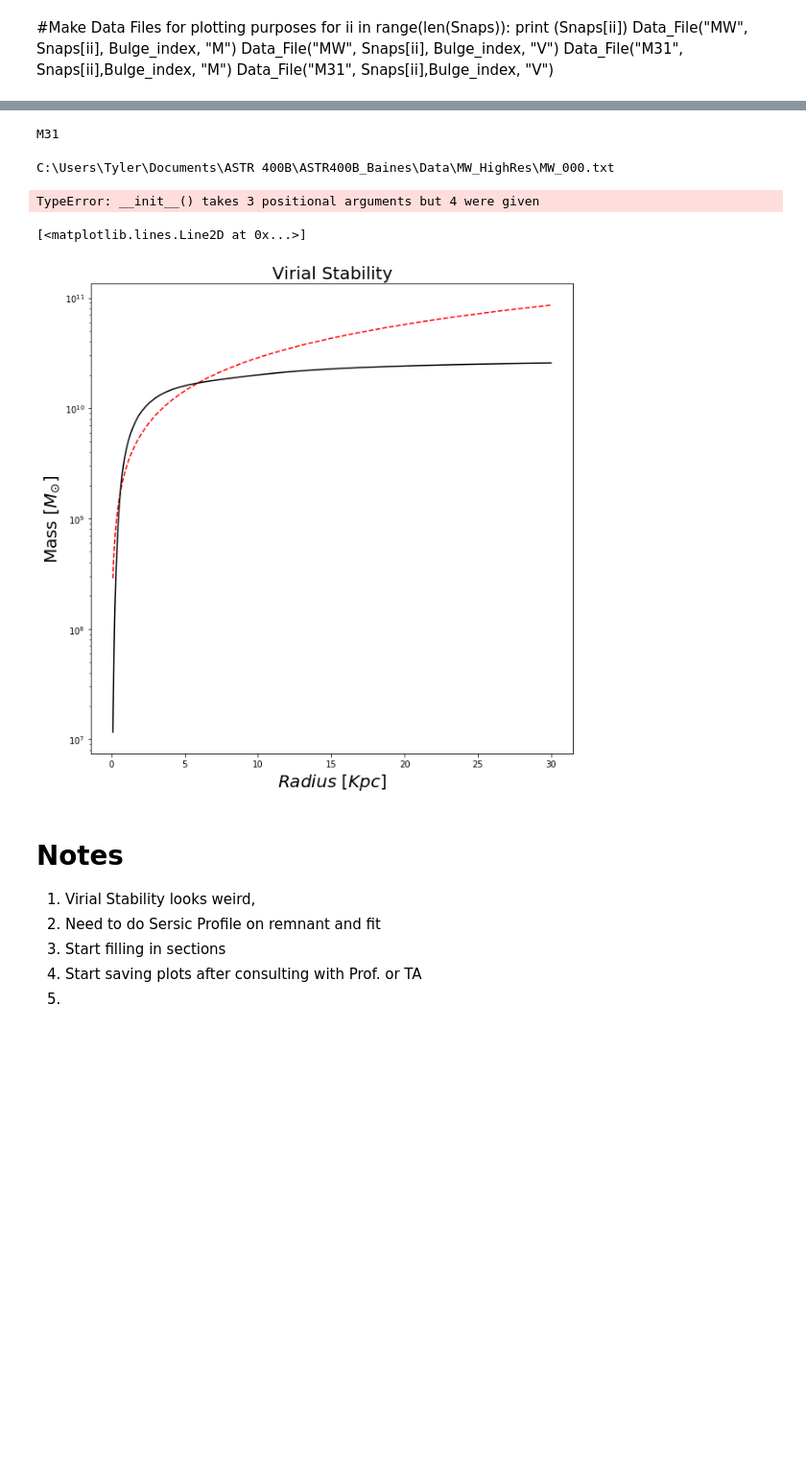
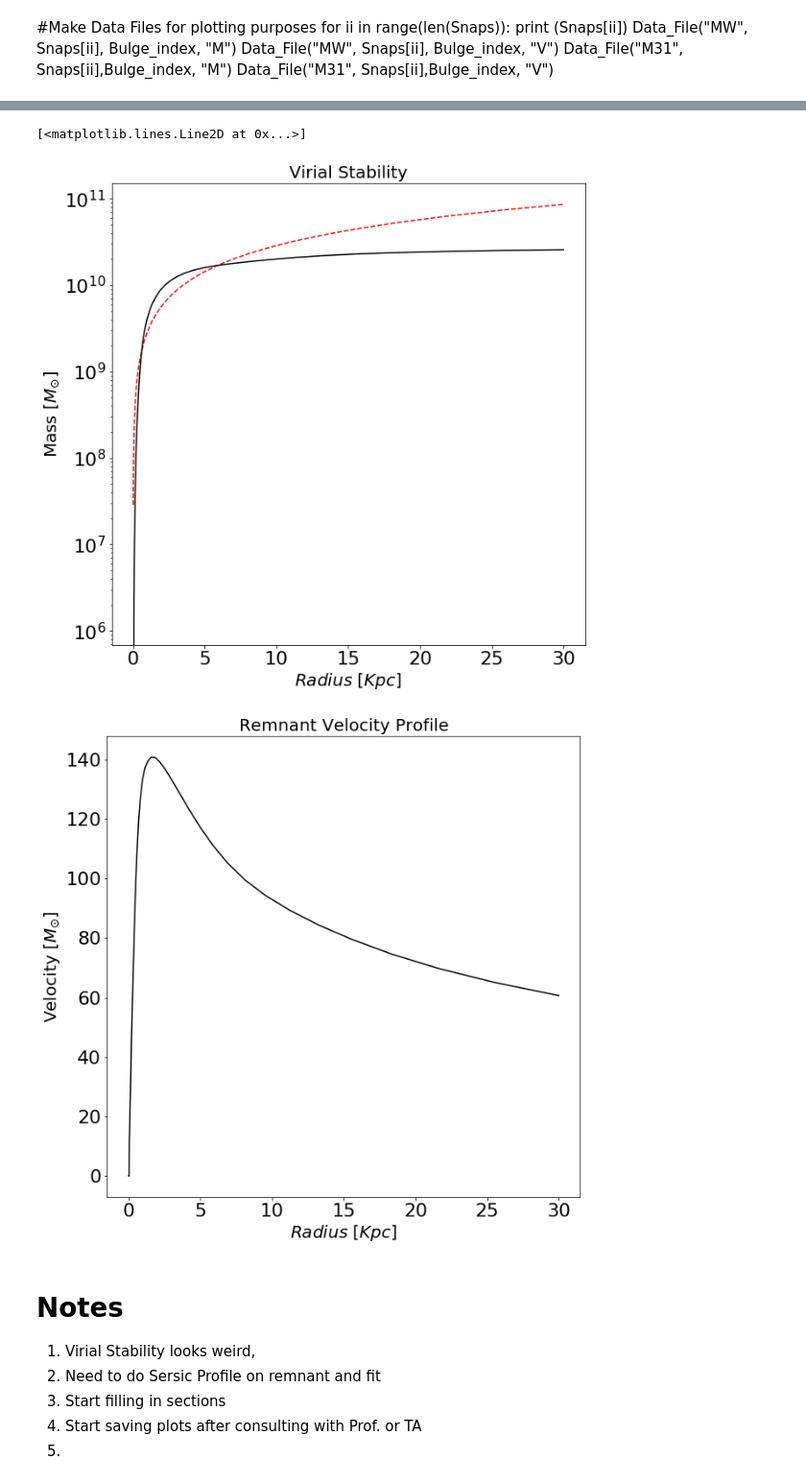
Before and after one commit to tbainesUA/ASTR400B_Baines, a Jupyter notebook: Programs/Project.ipynb, the cells around one changed output, grey strips where cells are left out. Shown at 96% size. Drawn from its saved outputs; the diff is of its cells as text; code cells hidden in the pictures; blank space fills up the shorter version.

```diff
--- a/Programs/Project.ipynb
+++ b/Programs/Project.ipynb
@@ -271,15 +285,3 @@ def Sersic_Model(Re,r,n,ML,Mtot,C):
-# %%
-A = "M31_000"
-print (A[:-4])
-# %% [output]
-M31
-# %%
-filename = "MW_000"
-path = "C:\\Users\Tyler\Documents\ASTR 400B\ASTR400B_Baines\Data\MW_HighRes\\"+filename+".txt"
-if filename[:-4] == "MW":
-    print (path)
-# %% [output]
-C:\Users\Tyler\Documents\ASTR 400B\ASTR400B_Baines\Data\MW_HighRes\MW_000.txt
 # %%
 def VirialTheorem(r, v_r, Str, fudge):
     # This function takes inputs: R_grid - [radial component of dataset] [array]
@@ -308,23 +314,29 @@ def VirialTheorem(r, v_r, Str, fudge):
 # %%
-r_array = np.geomspace(0.1,30, endpoint= True)
-
-Remnant_profile = MassProfile("MW_M31_Remnant", 721)
+r_array = np.geomspace(0.01,30, endpoint= True)
-# %% [output]
-TypeError: __init__() takes 3 positional arguments but 4 were given
 # %%
 Rem_enclosed = Remnant_profile.MassEnclosed(Bulge_index, r_array)
+Rem_velocity = Remnant_profile.CircularVelocity(3,r_array)
 # %%
 M_virial = VirialTheorem(r_array, 110.93, "Dispersion", 1)
 # %%
 f = plt.figure(figsize=(10,10))
 plt.title("Virial Stability", fontsize = 20)
 plt.xlabel("$Radius$ $[Kpc]$",fontsize = 20)
 plt.ylabel("Mass [$M_{\odot}$]", fontsize =20)
 plt.semilogy(r_array, M_virial, "r--")
 plt.semilogy(r_array, Rem_enclosed, "k-")
+
+
+g = plt.figure(figsize=(10,10))
+plt.title("Remnant Velocity Profile", fontsize = 20)
+plt.xlabel("$Radius$ $[Kpc]$",fontsize = 20)
+plt.ylabel("Velocity [$M_{\odot}$]", fontsize =20)
+
+plt.plot(r_array, Rem_velocity, "k-")
 # %% [output]
 [<matplotlib.lines.Line2D at 0x...>]
-[figure, old version]
+[figure, new version]
+[figure, added]
 # %% [markdown]
 # Notes
 1. Virial Stability looks weird,
```
Also changed, not shown: parts of 27 cells of this notebook.
